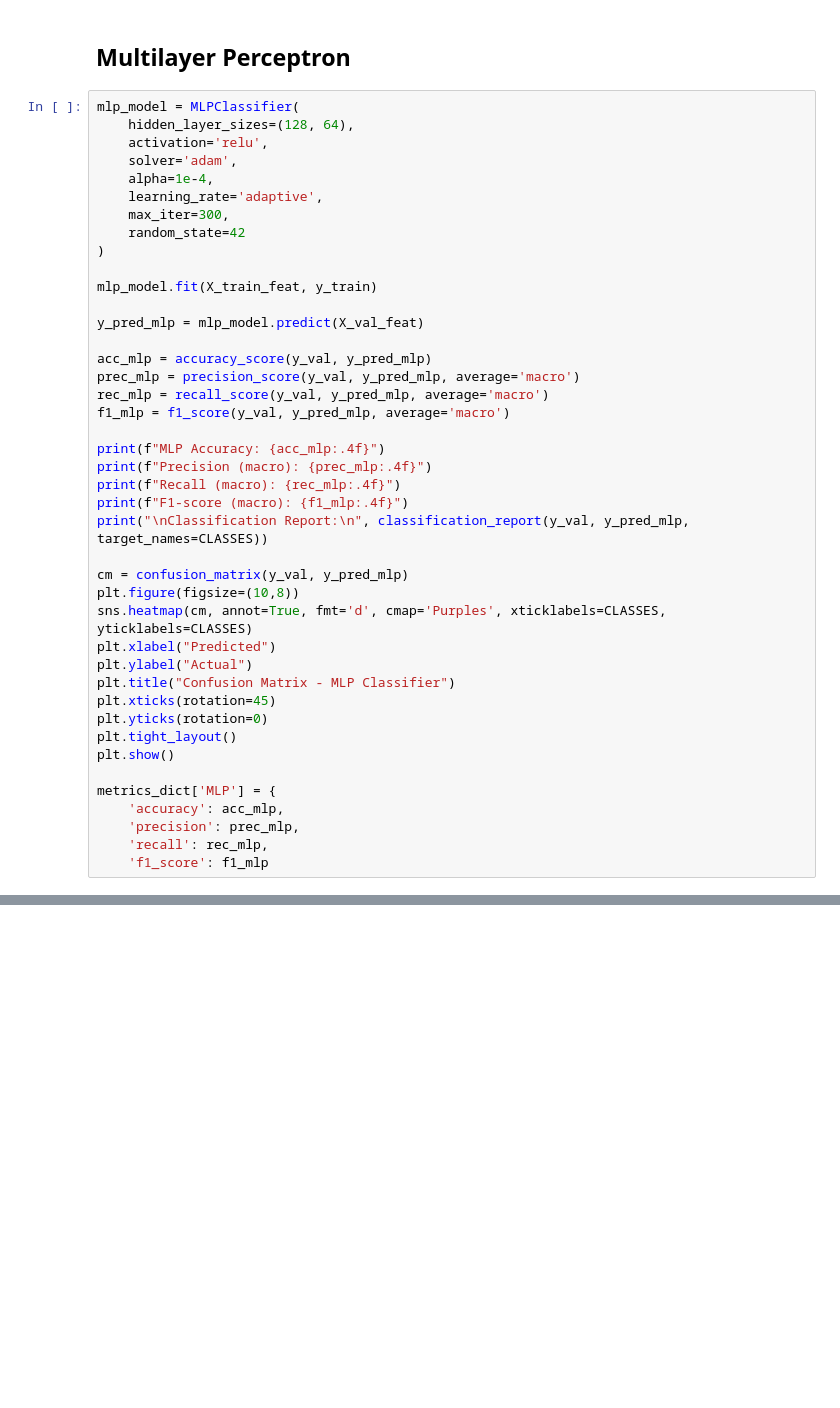
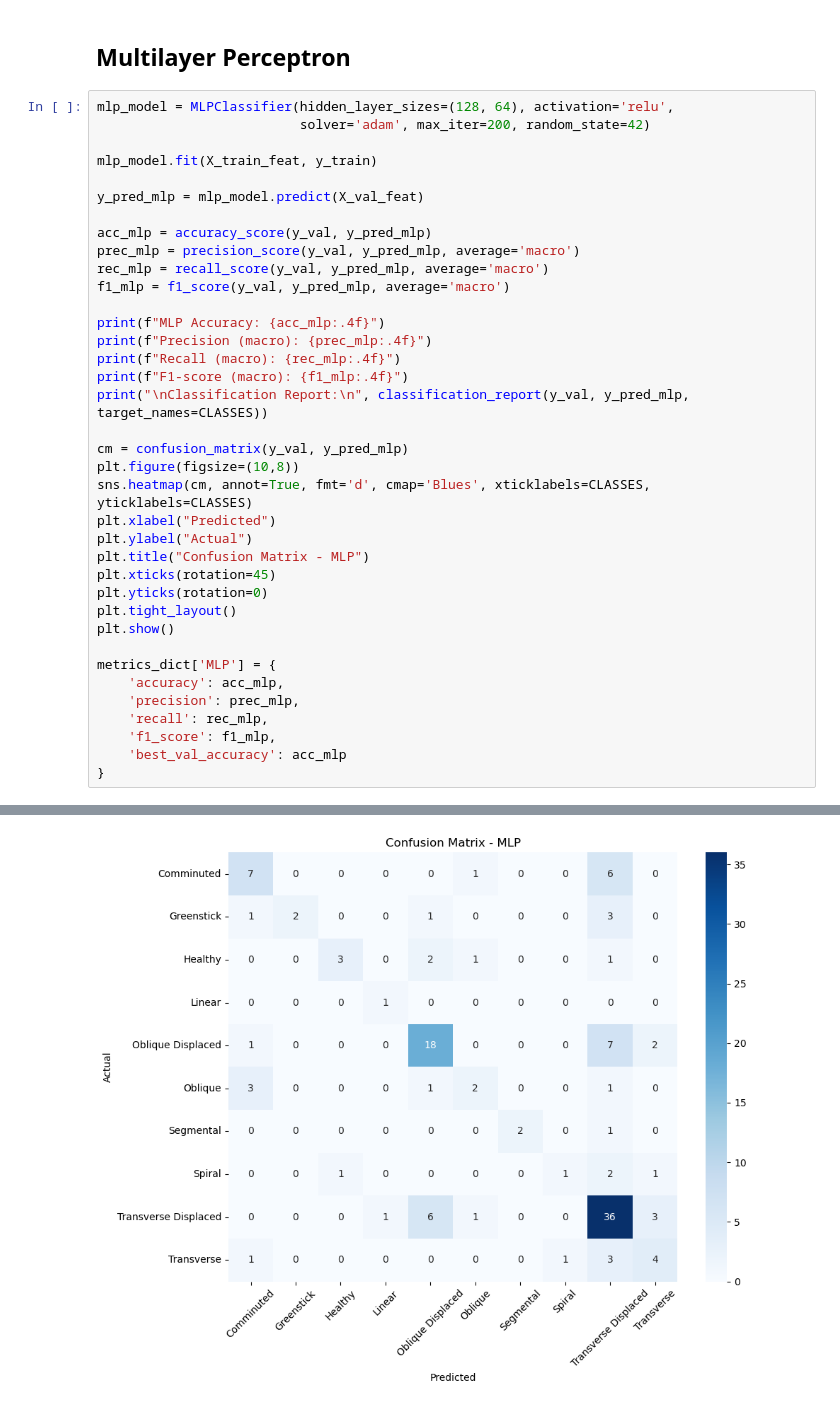
Before and after one commit to radhikakumar0705/Bone-fracture-type-detection-using-HBFMID, a Jupyter notebook: bone_fracture_detection.ipynb, the cells around one changed output, grey strips where cells are left out. Drawn from its saved outputs; the diff is of its cells as text; blank space fills up the shorter version.

```diff
--- a/bone_fracture_detection.ipynb
+++ b/bone_fracture_detection.ipynb
@@ -686,15 +705,8 @@ metrics_dict['AdaBoost'] = {
 # %% [markdown]
 ## Multilayer Perceptron
 # %%
-mlp_model = MLPClassifier(
-    hidden_layer_sizes=(128, 64),
-    activation='relu',
-    solver='adam',
-    alpha=1e-4,
-    learning_rate='adaptive',
-    max_iter=300,
-    random_state=42
-)
+mlp_model = MLPClassifier(hidden_layer_sizes=(128, 64), activation='relu',
+                          solver='adam', max_iter=200, random_state=42)
 
 mlp_model.fit(X_train_feat, y_train)
 
@@ -713,10 +725,10 @@ print("\nClassification Report:\n", classification_report(y_val, y_pred_mlp, tar
 
 cm = confusion_matrix(y_val, y_pred_mlp)
 plt.figure(figsize=(10,8))
-sns.heatmap(cm, annot=True, fmt='d', cmap='Purples', xticklabels=CLASSES, yticklabels=CLASSES)
+sns.heatmap(cm, annot=True, fmt='d', cmap='Blues', xticklabels=CLASSES, yticklabels=CLASSES)
 plt.xlabel("Predicted")
 plt.ylabel("Actual")
-plt.title("Confusion Matrix - MLP Classifier")
+plt.title("Confusion Matrix - MLP")
 plt.xticks(rotation=45)
 plt.yticks(rotation=0)
 plt.tight_layout()
@@ -726,4 +738,7 @@ metrics_dict['MLP'] = {
     'accuracy': acc_mlp,
     'precision': prec_mlp,
     'recall': rec_mlp,
-    'f1_score': f1_mlp
+    'f1_score': f1_mlp,
+    'best_val_accuracy': acc_mlp
+}
+# %% [output]
@@ -729,0 +762 @@ metrics_dict['MLP'] = {
+[figure, added]
```
Also changed, not shown: parts of 2 cells of this notebook.
